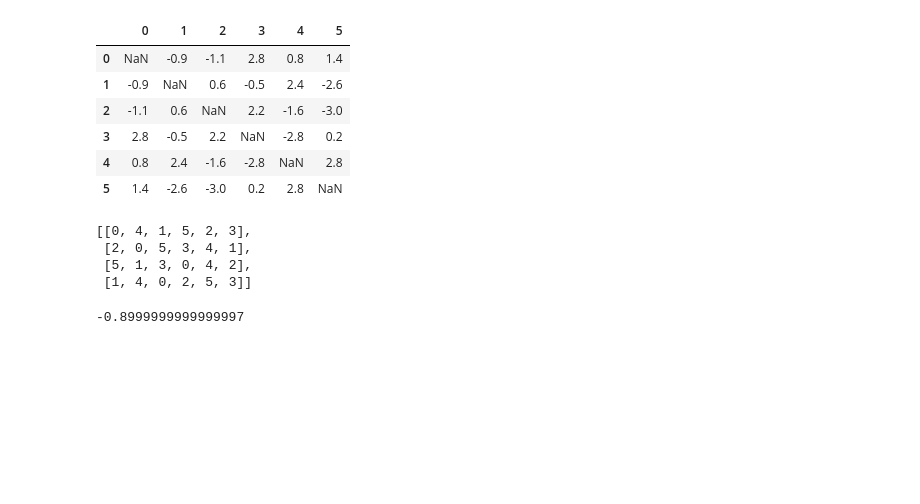
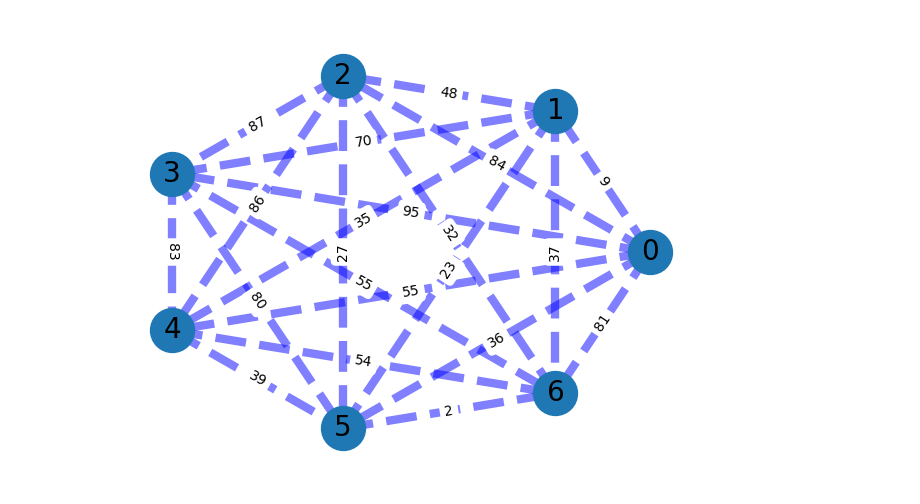
Before and after one commit to perrosdatos/msc_ai_assigment, a Jupyter notebook: draft.ipynb, the cells around one changed output. Cells and saved outputs as stored; diff of their text form; code cells hidden in the pictures; blank space fills up the shorter version.

```diff
--- a/draft.ipynb
+++ b/draft.ipynb
@@ -2,7 +2,7 @@
 import matplotlib.pyplot as plt
 import networkx as nx
 
-def draw_custom_weighted_graph(node_list, edge_weight_list):
+def draw_custom_weighted_graph(node_list, edge_weight_list, edge_route = []):
     """
     Draw a custom weighted graph with two different styles for edges based on their weights.
 
@@ -19,17 +19,20 @@ def draw_custom_weighted_graph(node_list, edge_weight_list):
 
     # Add edges with weights
     for (u, v, w) in edge_weight_list:
-        G.add_edge(u, v, weight=w)
+        if ((u,v) in edge_route) or ((v,u) in edge_route):
+            G.add_edge(u, v, chosen = 1, weight=w)
+        else:
+            G.add_edge(u, v, chosen = 0, weight=w)
 
     # Separate the edges into large and small weight groups
-    elarge = [(u, v) for (u, v, d) in G.edges(data=True) if d["weight"] > 0.5]
-    esmall = [(u, v) for (u, v, d) in G.edges(data=True) if d["weight"] <= 0.5]
+    elarge = [(u, v) for (u, v, d) in G.edges(data=True) if d["chosen"] == 1]
+    esmall = [(u, v) for (u, v, d) in G.edges(data=True) if d["chosen"] == 0]
 
     # Get positions for all nodes - using a fixed seed for reproducibility
-    pos = nx.circular_layout(G, scale=3)
+    pos = nx.circular_layout(G, scale=1)
 
     # Draw the nodes
-    nx.draw_networkx_nodes(G, pos, node_size=300)
+    nx.draw_networkx_nodes(G, pos, node_size=1000)
 
     # Draw the edges with weights > 0.5
     nx.draw_networkx_edges(G, pos, edgelist=elarge, width=6)
@@ -44,7 +47,7 @@ def draw_custom_weighted_graph(node_list, edge_weight_list):
 
     # Draw edge weight labels
     edge_labels = nx.get_edge_attributes(G, "weight")
-    nx.draw_networkx_edge_labels(G, pos, edge_labels, font_size=8)
+    nx.draw_networkx_edge_labels(G, pos, edge_labels, font_size=10)
 
     # Set margins and display options
     ax = plt.gca()
@@ -55,8 +58,10 @@ def draw_custom_weighted_graph(node_list, edge_weight_list):
 # %%
 from itertools import permutations
 import random
-num_nodes = 6
-nodes_list = [x for x in range(num_nodes)]
-edges = list(permutations(nodes_list, 2))
-edges_w = [(*x, round(random.uniform(-3,3),1)) for x in edges]
-draw_custom_weighted_graph(nodes_list, edges_w)
+
+def generate_network(num_nodes, rand_a, rand_b):
+    nodes_list = [x for x in range(num_nodes)]
+    edges = list(permutations(nodes_list, 2))
+    edges_w = [(*x, random.randint(rand_a,rand_b)) for x in edges]
+
+    return nodes_list, edges_w
@@ -71,0 +213,4 @@ def generate_dict_cost(nodes_list, edges_w):
+# %%
+nodes_list, edges_w = generate_network(7,1,100)
+
+ga = NormalTSPGA(nodes_list, edges_w, population_number=3,mutation_thd=0.5, exploration_terms=1)
@@ -72,13 +227,4 @@ def generate_dict_cost(nodes_list, edges_w):
 # %%
-nodes_weights = generate_dict_cost(nodes_list, edges_w)
+draw_custom_weighted_graph(nodes_list, edges_w)
+# %% [output]
+[figure, added]
-# %%
-import pandas as pd
-pd.DataFrame(nodes_weights).sort_index()
-# %% [output]
-|  | 0 | 1 | 2 | 3 | 4 | 5 |
-| 0 | NaN | -0.9 | -1.1 | 2.8 | 0.8 | 1.4 |
-| 1 | -0.9 | NaN | 0.6 | -0.5 | 2.4 | -2.6 |
-| 2 | -1.1 | 0.6 | NaN | 2.2 | -1.6 | -3.0 |
-| 3 | 2.8 | -0.5 | 2.2 | NaN | -2.8 | 0.2 |
-| 4 | 0.8 | 2.4 | -1.6 | -2.8 | NaN | 2.8 |
-| 5 | 1.4 | -2.6 | -3.0 | 0.2 | 2.8 | NaN |
@@ -117,7 +230,0 @@ seed_dnas = get_random_dnas(nodes_list,4)
-# %%
-seed_dnas
-# %% [output]
-[[0, 4, 1, 5, 2, 3],
- [2, 0, 5, 3, 4, 1],
- [5, 1, 3, 0, 4, 2],
- [1, 4, 0, 2, 5, 3]]
@@ -126,4 +230,0 @@ cost_list = list(map(lambda dna: evaluate_cost_dna(nodes_weights, dna),seed_dnas
-# %%
-evaluate_cost_dna(nodes_weights, [0,1,2,3,4])
-# %% [output]
--0.8999999999999997
```
Also changed, not shown: parts of 12 cells of this notebook, 1 other file.
